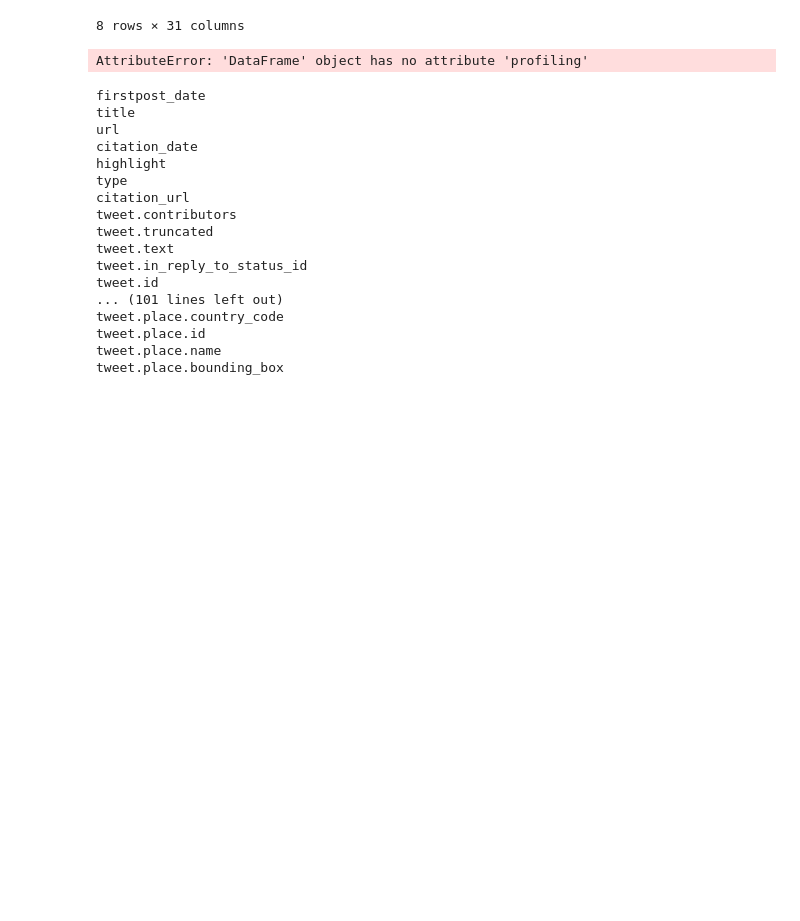
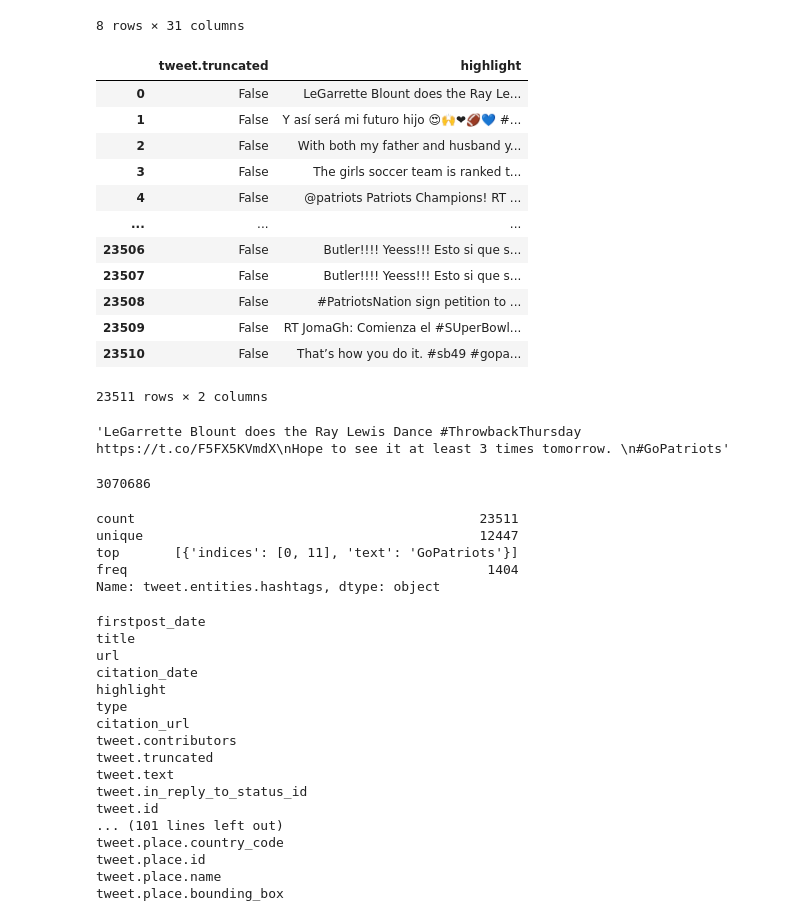
Before and after one commit to camligorkem/data-sicence-projects, a Jupyter notebook: project_4/Project_4_Part2_Twitter_Data.ipynb, the cells around one changed output. Drawn from its saved outputs; the diff is of its cells as text; code cells hidden in the pictures; blank space fills up the shorter version.

Commit message:
started to work also on gas data

```diff
--- a/project_4/Project_4_Part2_Twitter_Data.ipynb
+++ b/project_4/Project_4_Part2_Twitter_Data.ipynb
@@ -73,9 +320,39 @@ tweet_dfs['gopatriots'].describe()
 | max | 1.423296e+09 | 1.423296e+09 | 5.623125e+17 | 5.639691e+17 | 60.000000 | ... |
 8 rows × 31 columns
 # %%
-tweet_dfs['gopatriots'].profiling
+#tweet_dfs['gopatriots'].profiling
-# %% [output]
-AttributeError: 'DataFrame' object has no attribute 'profiling'
+# %%
+tweet_dfs['gopatriots'][['tweet.truncated','highlight']]
+# %% [output]
+|  | tweet.truncated | highlight |
+| 0 | False | LeGarrette Blount does the Ray Le... |
+| 1 | False | Y así será mi futuro hijo 😍🙌❤🏈💙 #... |
+| 2 | False | With both my father and husband y... |
+| 3 | False | The girls soccer team is ranked t... |
+| 4 | False | @patriots Patriots Champions! RT ... |
+| ... | ... | ... |
+| 23506 | False | Butler!!!! Yeess!!! Esto si que s... |
+| 23507 | False | Butler!!!! Yeess!!! Esto si que s... |
+| 23508 | False | #PatriotsNation sign petition to ... |
+| 23509 | False | RT JomaGh: Comienza el #SUperBowl... |
+| 23510 | False | That’s how you do it. #sb49 #gopa... |
+23511 rows × 2 columns
+# %%
+tweet_dfs['gopatriots'].title[0]
+# %% [output]
+'LeGarrette Blount does the Ray Lewis Dance #ThrowbackThursday https://t.co/F5FX5KVmdX\nHope to see it at least 3 times tomorrow. \n#GoPatriots'
+# %%
+tweet_dfs['gopatriots']['metrics.impressions'].max()
+# %% [output]
+3070686
+# %%
+tweet_dfs['gopatriots']['tweet.entities.hashtags'].describe()
+# %% [output]
+count                                            23511
+unique                                           12447
+top       [{'indices': [0, 11], 'text': 'GoPatriots'}]
+freq                                              1404
+Name: tweet.entities.hashtags, dtype: object
 # %%
 print('\n'.join(tweet_dfs['gopatriots'].columns))
 # %% [output]
```
Also changed, not shown: parts of 27 cells of this notebook.
